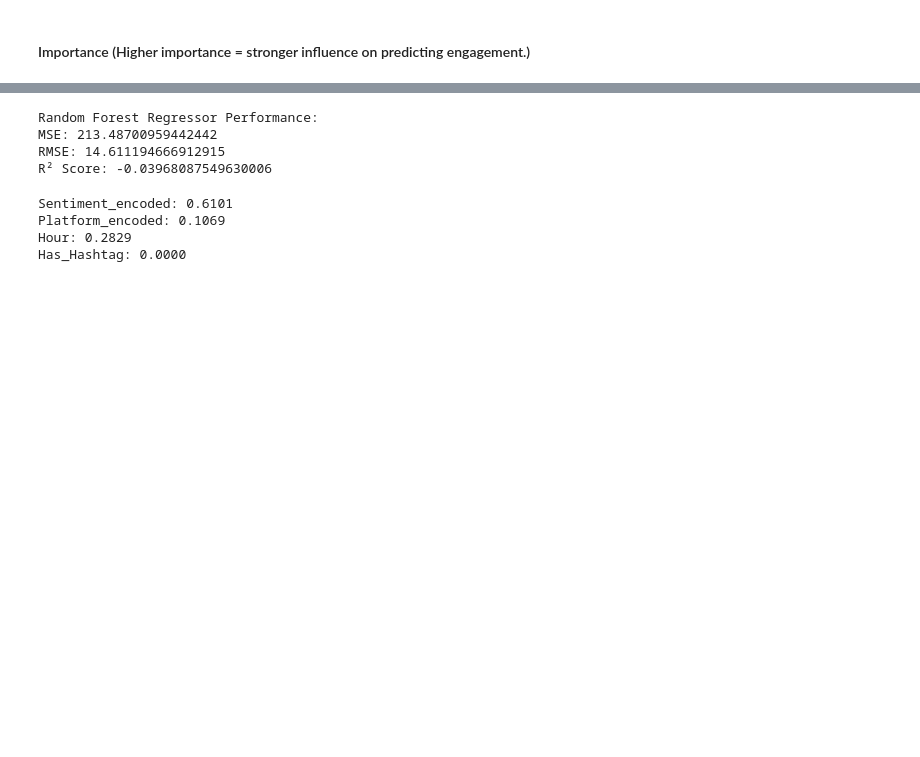
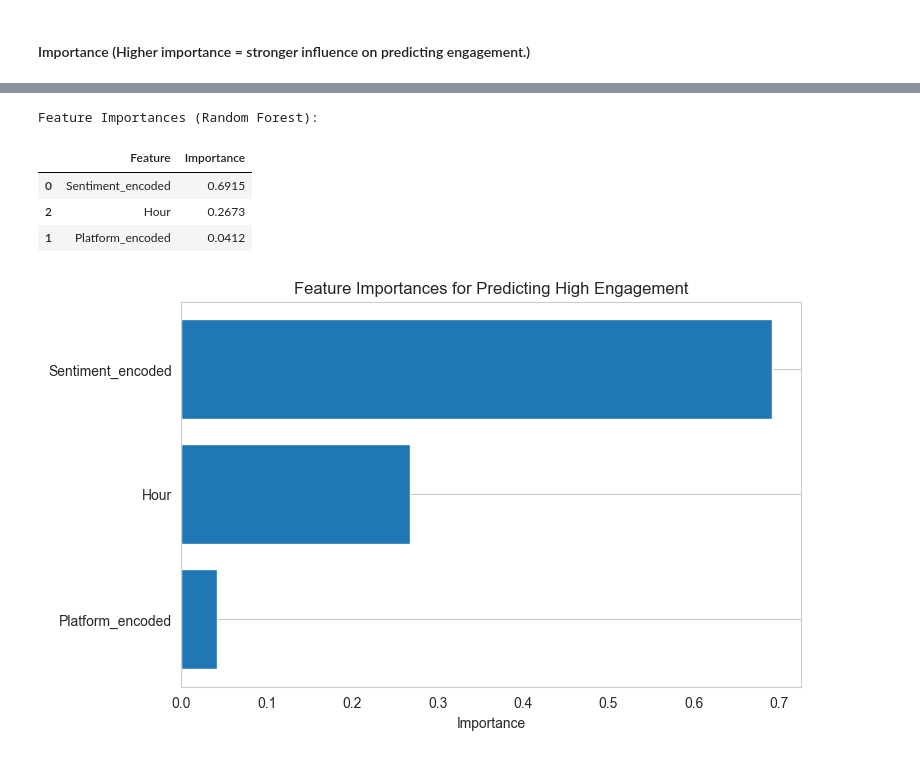
Before and after one commit to samridhsri/social-media-sentiment-analysis, a Jupyter notebook: notebook.ipynb, the cells around one changed output, grey strips where cells are left out. Cells and saved outputs as stored; diff of their text form; code cells hidden in the pictures; blank space fills up the shorter version.

```diff
--- a/notebook.ipynb
+++ b/notebook.ipynb
@@ -533,6 +537,0 @@ Name: count, dtype: int64
-# %%
-# Feature list now includes Has_Hashtag
-features = ['Sentiment_encoded', 'Platform_encoded', 'Hour', 'Has_Hashtag']
-
-X = df[features]
-y = df['Likes']  # Now predict actual likes (continuous target)
@@ -564,32 +538,28 @@ R² Score: -0.027822413577472282
-# %%
-### Train a Random Forest Regressor
-
-from sklearn.ensemble import RandomForestRegressor
-
-rfr = RandomForestRegressor(random_state=42)
-rfr.fit(X_train, y_train)
-
-y_pred_rfr = rfr.predict(X_test)
-
-# Evaluation
-print("\nRandom Forest Regressor Performance:")
-print("MSE:", mean_squared_error(y_test, y_pred_rfr))
-print("RMSE:", np.sqrt(mean_squared_error(y_test, y_pred_rfr)))
-print("R² Score:", r2_score(y_test, y_pred_rfr))
-# %% [output]
-Random Forest Regressor Performance:
-MSE: 213.48700959442442
-RMSE: 14.611194666912915
-R² Score: -0.03968087549630006
-# %%
-## Importance of Features ##
-
-importances = rfr.feature_importances_
-
-for feature, importance in zip(features, importances):
-    print(f"{feature}: {importance:.4f}")
-# %% [output]
-Sentiment_encoded: 0.6101
-Platform_encoded: 0.1069
-Hour: 0.2829
-Has_Hashtag: 0.0000
+# %%
+importances = rf.feature_importances_
+
+# Create a DataFrame for easy viewing
+feature_importance_df = pd.DataFrame({
+    'Feature': features,
+    'Importance': importances
+}).sort_values(by='Importance', ascending=False)
+
+# Display the table
+print("\nFeature Importances (Random Forest):")
+display(feature_importance_df.style.format({'Importance': '{:.4f}'}))
+
+# Plot
+plt.figure(figsize=(8, 5))
+plt.barh(feature_importance_df['Feature'], feature_importance_df['Importance'])
+plt.gca().invert_yaxis()  # Highest importance at the top
+plt.xlabel('Importance')
+plt.title('Feature Importances for Predicting High Engagement')
+plt.grid(axis='x')
+plt.show()
+# %% [output]
+Feature Importances (Random Forest):
+|  | Feature | Importance |
+| 0 | Sentiment_encoded | 0.6915 |
+| 2 | Hour | 0.2673 |
+| 1 | Platform_encoded | 0.0412 |
+[figure, added]
```
Also changed, not shown: parts of 18 cells of this notebook.
